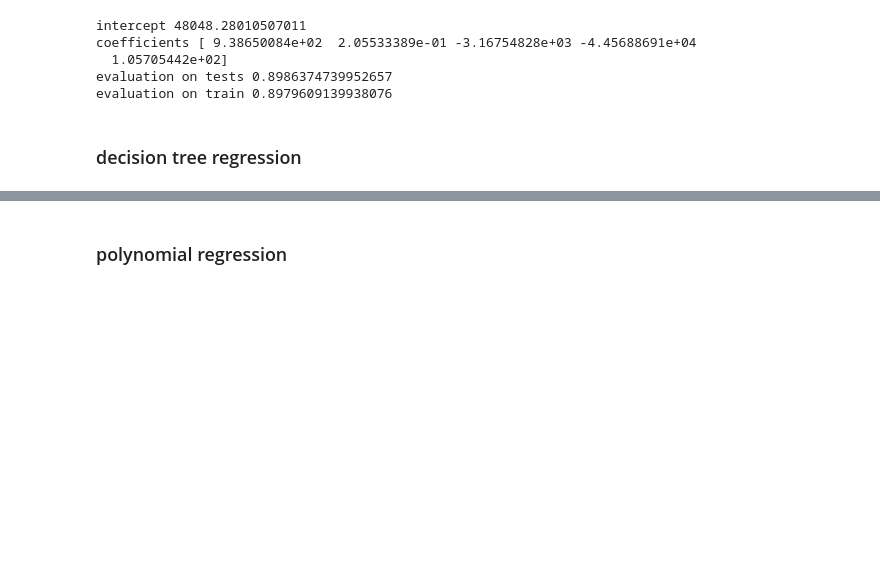
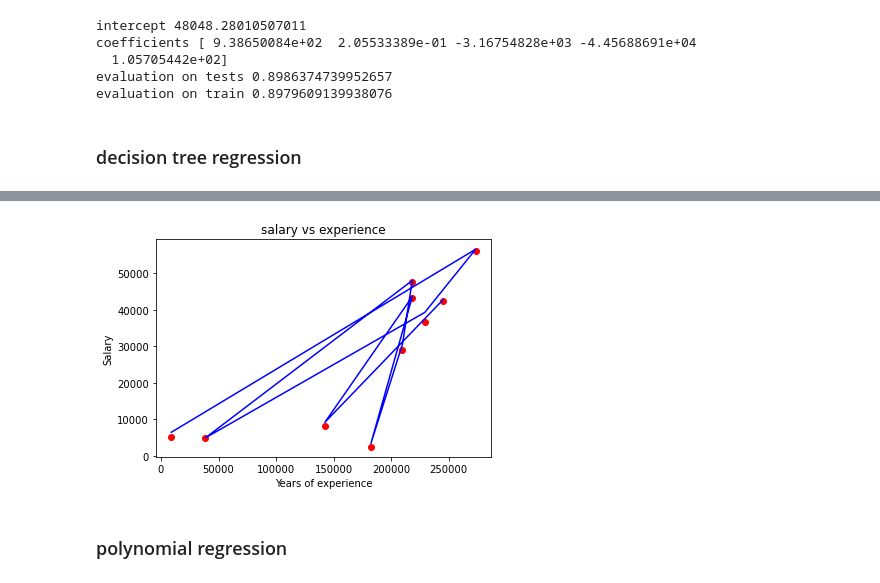
Before and after one commit to Kira-Floris/prediction, a Jupyter notebook: flight ticket prediction/flight prediction dataset.ipynb, the cells around one changed output, grey strips where cells are left out. Saved outputs shown, nothing was run; the diff lists cells and outputs as text; code cells hidden in the pictures; blank space fills up the shorter version.

```diff
--- a/flight ticket prediction/flight prediction dataset.ipynb
+++ b/flight ticket prediction/flight prediction dataset.ipynb
@@ -167,4 +167,13 @@ evaluation on test 0.9748143413826885
 evaluation on train 0.9785270668450166
+# %%
+plt.scatter(xtrain.index[:10], ytrain[:10], color='red')
+plt.plot(xtrain.index[:10], ypredtrain3[:10], color='blue')
+plt.title('salary vs experience')
+plt.xlabel('Years of experience')
+plt.ylabel('Salary')
+plt.show()
+# %% [output]
+[figure, added]
 # %% [markdown]
 ### polynomial regression
 # %%
```
Also changed, not shown: parts of 4 cells of this notebook, 2 other files.
